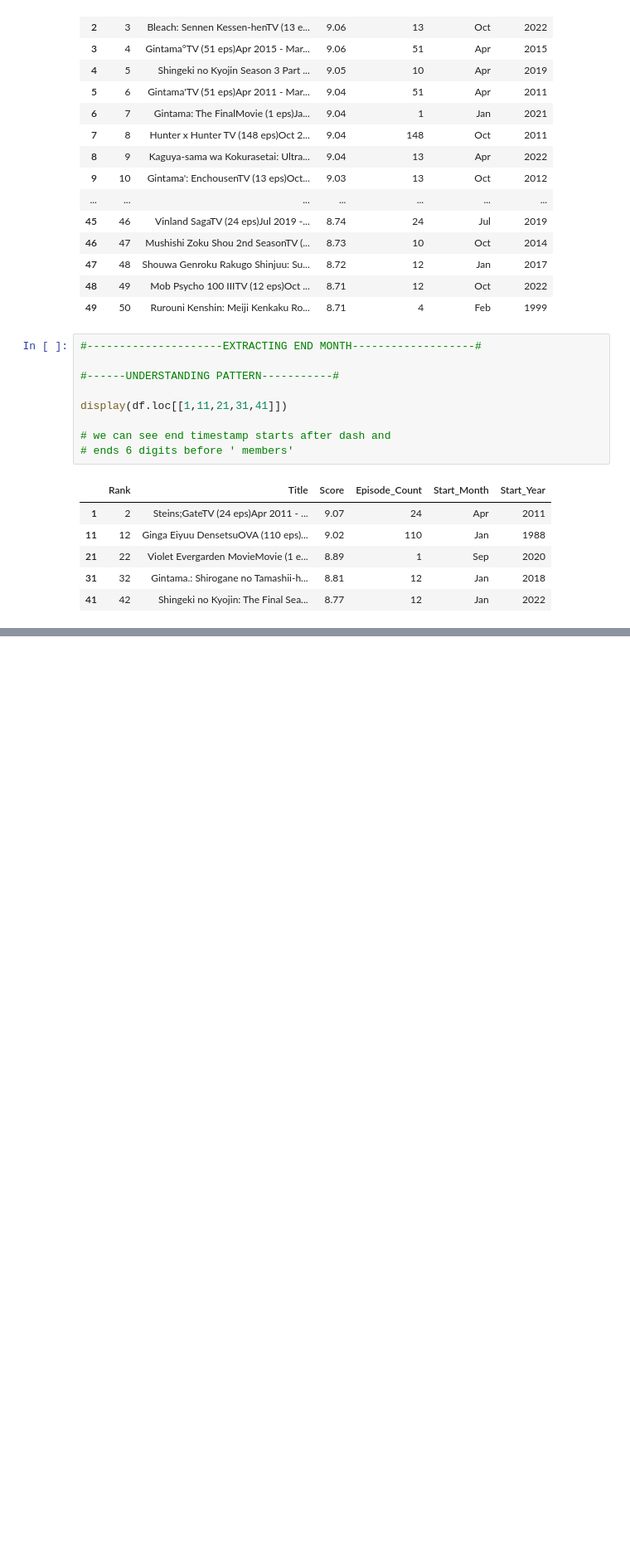
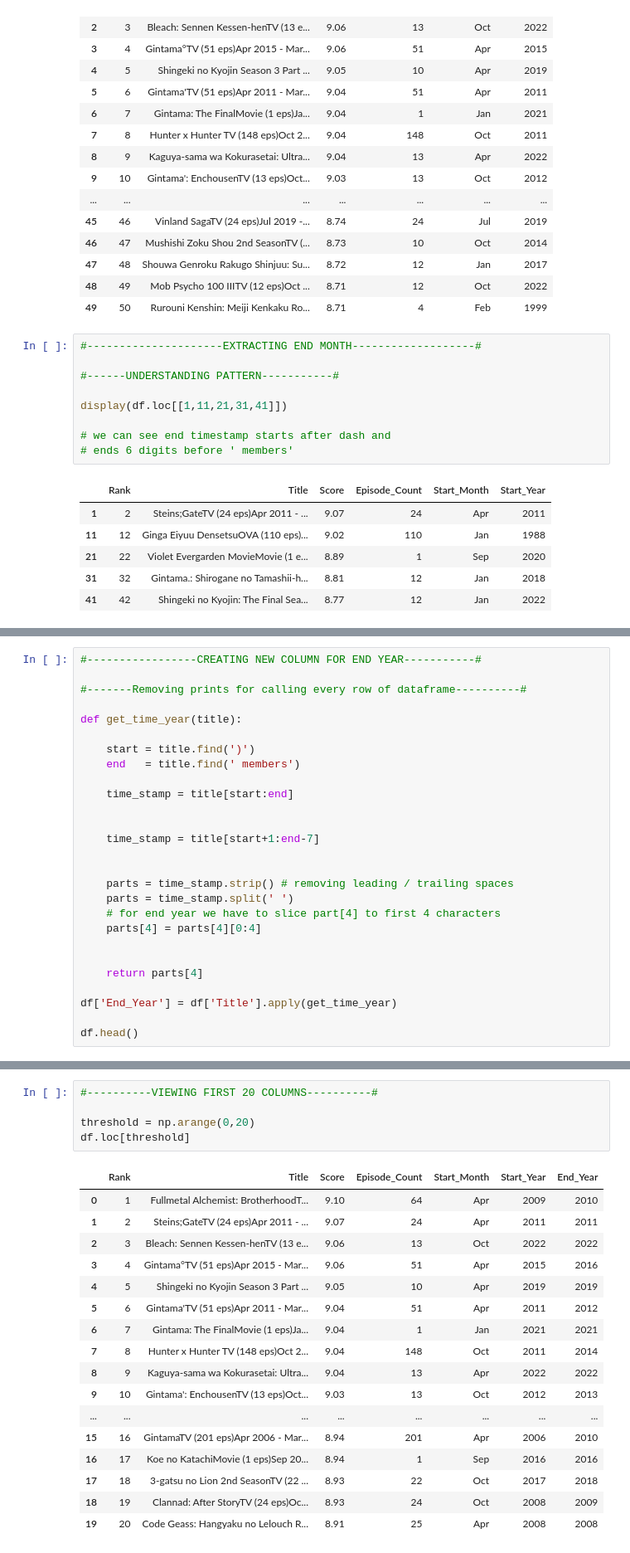
Before and after one commit to Tanish-30-08-2006/data-cleaning-extraction-visualization, a Jupyter notebook: Pandas Learning/Feature Extraction/Anime_Feature_Extraction.ipynb, the cells around one changed output, grey strips where cells are left out. Shown at 83% size. Drawn from its saved outputs; the diff is of its cells as text; blank space fills up the shorter version.

```diff
--- a/Pandas Learning/Feature Extraction/Anime_Feature_Extraction.ipynb
+++ b/Pandas Learning/Feature Extraction/Anime_Feature_Extraction.ipynb
@@ -528 +552,28 @@ Parts:  Oct 2022 - Dec 2022
 Name: Title, dtype: object
+# %%
+#-----------------CREATING NEW COLUMN FOR END YEAR-----------#
+
+#-------Removing prints for calling every row of dataframe----------#
+
+def get_time_year(title):
+
+    start = title.find(')')
+    end   = title.find(' members')
+
+    time_stamp = title[start:end]
+
+
+    time_stamp = title[start+1:end-7]
+
+
+    parts = time_stamp.strip() # removing leading / trailing spaces
+    parts = time_stamp.split(' ')
+    # for end year we have to slice part[4] to first 4 characters
+    parts[4] = parts[4][0:4]
+
+
+    return parts[4]
+
+df['End_Year'] = df['Title'].apply(get_time_year)
+
+df.head()
@@ -528,0 +587,23 @@ Name: Title, dtype: object
+# %%
+#----------VIEWING FIRST 20 COLUMNS----------#
+
+threshold = np.arange(0,20)
+df.loc[threshold]
+# %% [output]
+|  | Rank | Title | Score | Episode_Count | Start_Month | Start_Year | End_Year |
+| 0 | 1 | Fullmetal Alchemist: BrotherhoodT... | 9.10 | 64 | Apr | 2009 | 2010 |
+| 1 | 2 | Steins;GateTV (24 eps)Apr 2011 - ... | 9.07 | 24 | Apr | 2011 | 2011 |
+| 2 | 3 | Bleach: Sennen Kessen-henTV (13 e... | 9.06 | 13 | Oct | 2022 | 2022 |
+| 3 | 4 | Gintama°TV (51 eps)Apr 2015 - Mar... | 9.06 | 51 | Apr | 2015 | 2016 |
+| 4 | 5 | Shingeki no Kyojin Season 3 Part ... | 9.05 | 10 | Apr | 2019 | 2019 |
+| 5 | 6 | Gintama'TV (51 eps)Apr 2011 - Mar... | 9.04 | 51 | Apr | 2011 | 2012 |
+| 6 | 7 | Gintama: The FinalMovie (1 eps)Ja... | 9.04 | 1 | Jan | 2021 | 2021 |
+| 7 | 8 | Hunter x Hunter TV (148 eps)Oct 2... | 9.04 | 148 | Oct | 2011 | 2014 |
+| 8 | 9 | Kaguya-sama wa Kokurasetai: Ultra... | 9.04 | 13 | Apr | 2022 | 2022 |
+| 9 | 10 | Gintama': EnchousenTV (13 eps)Oct... | 9.03 | 13 | Oct | 2012 | 2013 |
+| ... | ... | ... | ... | ... | ... | ... | ... |
+| 15 | 16 | GintamaTV (201 eps)Apr 2006 - Mar... | 8.94 | 201 | Apr | 2006 | 2010 |
+| 16 | 17 | Koe no KatachiMovie (1 eps)Sep 20... | 8.94 | 1 | Sep | 2016 | 2016 |
+| 17 | 18 | 3-gatsu no Lion 2nd SeasonTV (22 ... | 8.93 | 22 | Oct | 2017 | 2018 |
+| 18 | 19 | Clannad: After StoryTV (24 eps)Oc... | 8.93 | 24 | Oct | 2008 | 2009 |
+| 19 | 20 | Code Geass: Hangyaku no Lelouch R... | 8.91 | 25 | Apr | 2008 | 2008 |
```
Also changed, not shown: parts of 4 cells of this notebook.
